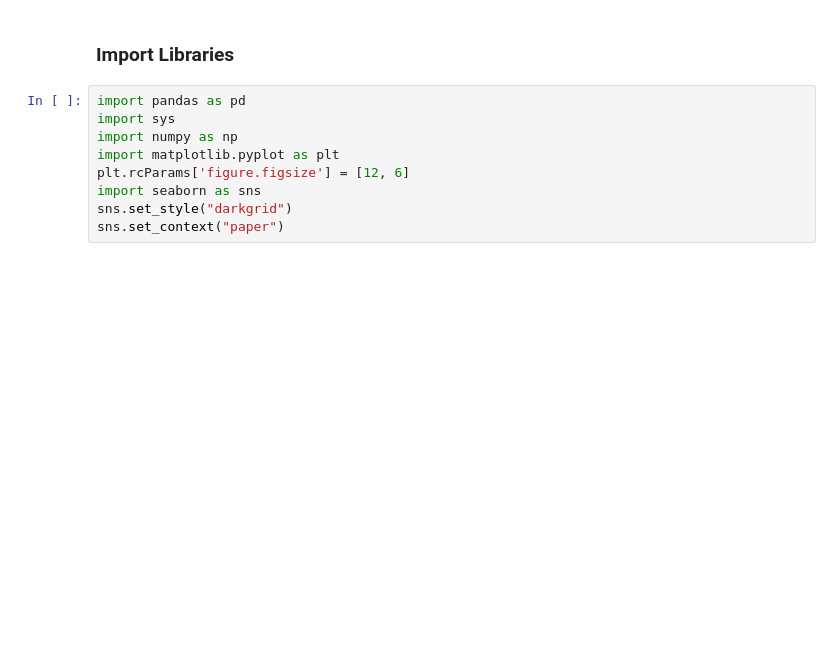
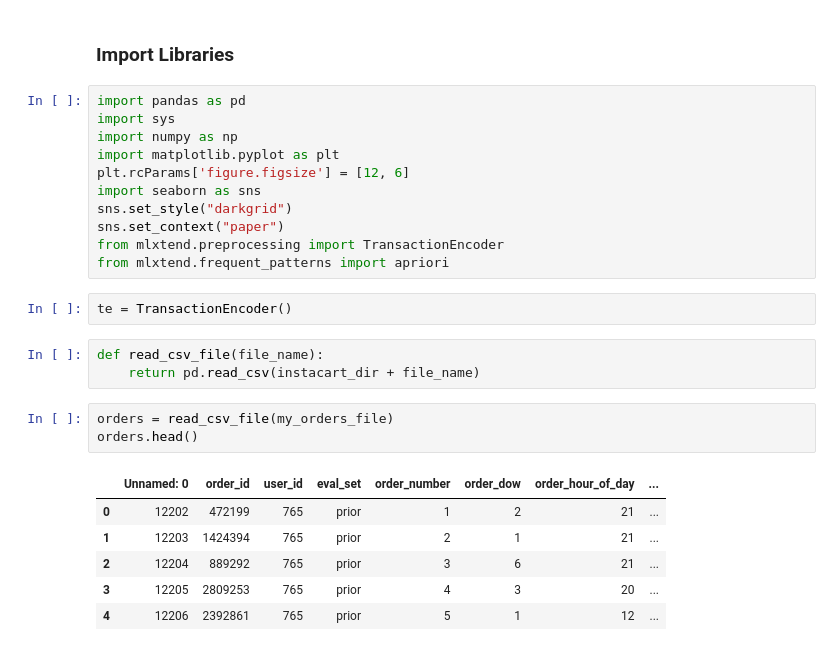
Before and after one commit to 1carew1/instacart_investigation, a Jupyter notebook: Assignment_2_ARM.ipynb, the cells around one changed output. Saved outputs shown, nothing was run; the diff lists cells and outputs as text; blank space fills up the shorter version.

```diff
--- a/Assignment_2_ARM.ipynb
+++ b/Assignment_2_ARM.ipynb
@@ -38,3 +38,20 @@ plt.rcParams['figure.figsize'] = [12, 6]
 import seaborn as sns
 sns.set_style("darkgrid")
 sns.set_context("paper")
+from mlxtend.preprocessing import TransactionEncoder
+from mlxtend.frequent_patterns import apriori
+# %%
+te = TransactionEncoder()
+# %%
+def read_csv_file(file_name):
+    return pd.read_csv(instacart_dir + file_name)
+# %%
+orders = read_csv_file(my_orders_file)
+orders.head()
+# %% [output]
+|  | Unnamed: 0 | order_id | user_id | eval_set | order_number | order_dow | order_hour_of_day | ... |
+| 0 | 12202 | 472199 | 765 | prior | 1 | 2 | 21 | ... |
+| 1 | 12203 | 1424394 | 765 | prior | 2 | 1 | 21 | ... |
+| 2 | 12204 | 889292 | 765 | prior | 3 | 6 | 21 | ... |
+| 3 | 12205 | 2809253 | 765 | prior | 4 | 3 | 20 | ... |
+| 4 | 12206 | 2392861 | 765 | prior | 5 | 1 | 12 | ... |
```
Also changed, not shown: parts of 11 cells of this notebook, 1 other file.
